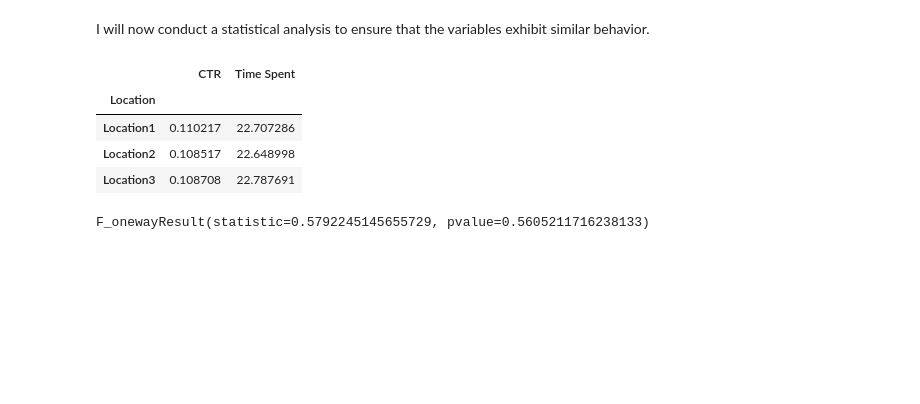
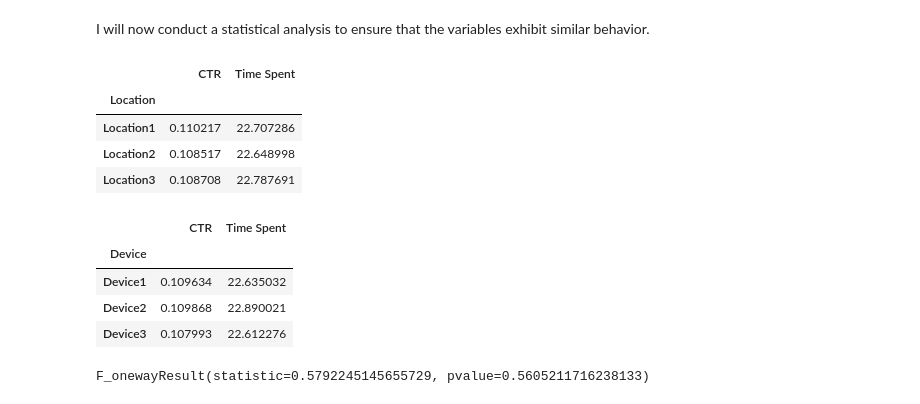
Before and after one commit to supragyabajpai/SchulichJourney_DataScience, a Jupyter notebook: Assignment_2(experiment_dataset)/codefile.ipynb, the cells around one changed output. Cells and saved outputs as stored; diff of their text form; code cells hidden in the pictures; blank space fills up the shorter version.

```diff
--- a/Assignment_2(experiment_dataset)/codefile.ipynb
+++ b/Assignment_2(experiment_dataset)/codefile.ipynb
@@ -104,6 +104,15 @@ df.groupby('Location')[['CTR', 'Time Spent']].mean()
 | Location1 | 0.110217 | 22.707286 |
 | Location2 | 0.108517 | 22.648998 |
 | Location3 | 0.108708 | 22.787691 |
+# %%
+# By device
+df.groupby('Device')[['CTR', 'Time Spent']].mean()
+# %% [output]
+|  | CTR | Time Spent |
+| Device |  |  |
+| Device1 | 0.109634 | 22.635032 |
+| Device2 | 0.109868 | 22.890021 |
+| Device3 | 0.107993 | 22.612276 |
 # %%
 # This looks mostly the same.
 #Let's use an ANOVA test to validate each metric. If they are statistically the same, they should have a HIGH p-value
```
